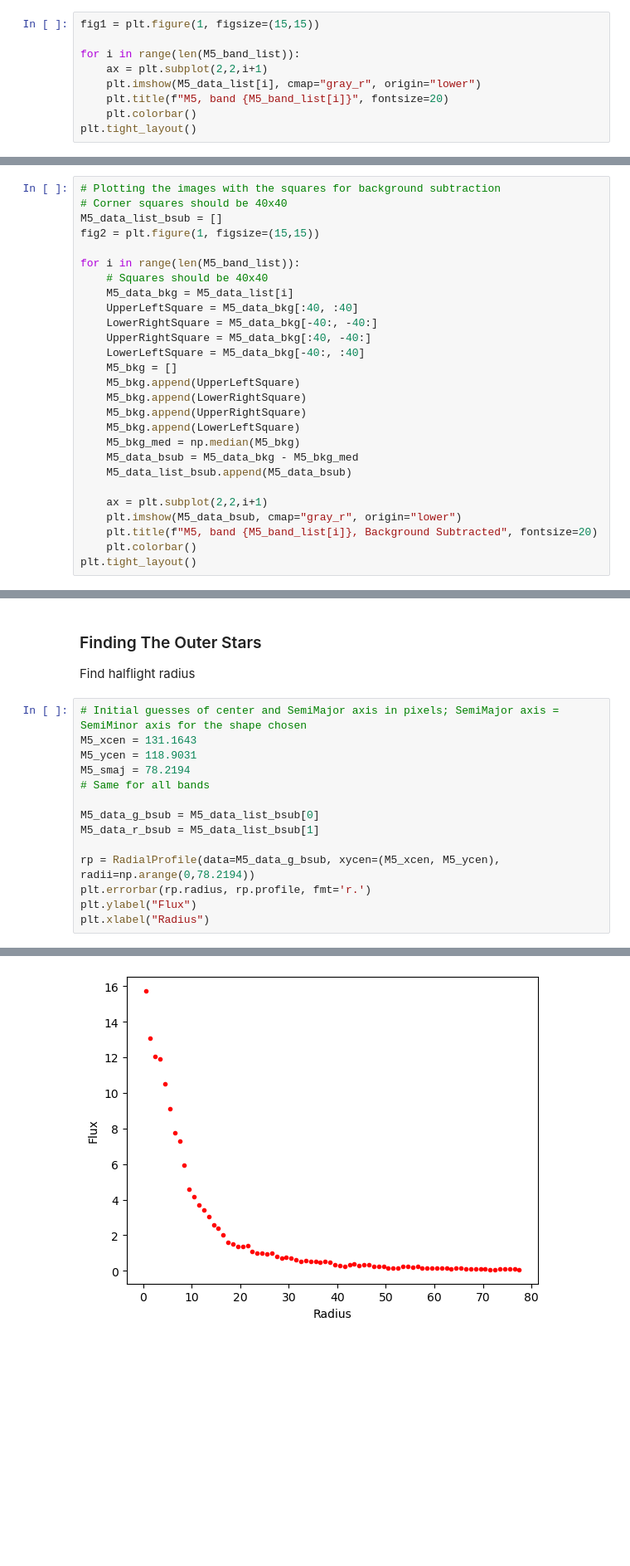
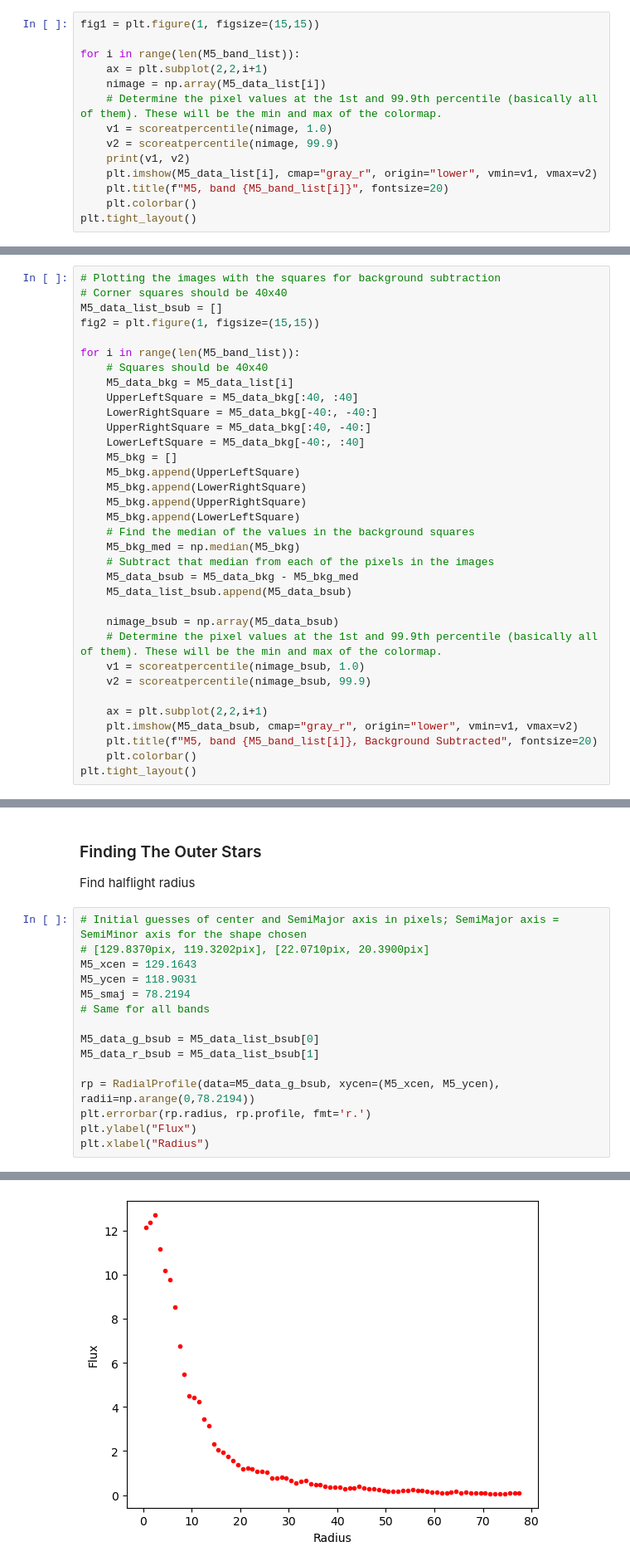
Before and after one commit to alexhlanter/ASTR596-Capstone-Project, a Jupyter notebook: capstone_part4_globularcluster.ipynb, the cells around one changed output, grey strips where cells are left out. Shown at 83% size. Drawn from its saved outputs; the diff is of its cells as text; blank space fills up the shorter version.

```diff
--- a/capstone_part4_globularcluster.ipynb
+++ b/capstone_part4_globularcluster.ipynb
@@ -72,7 +102,12 @@ fig1 = plt.figure(1, figsize=(15,15))
 
 for i in range(len(M5_band_list)):
     ax = plt.subplot(2,2,i+1)
-    plt.imshow(M5_data_list[i], cmap="gray_r", origin="lower")
+    nimage = np.array(M5_data_list[i])
+    # Determine the pixel values at the 1st and 99.9th percentile (basically all of them). These will be the min and max of the colormap.
+    v1 = scoreatpercentile(nimage, 1.0)
+    v2 = scoreatpercentile(nimage, 99.9)
+    print(v1, v2)
+    plt.imshow(M5_data_list[i], cmap="gray_r", origin="lower", vmin=v1, vmax=v2)
     plt.title(f"M5, band {M5_band_list[i]}", fontsize=20)
     plt.colorbar()
 plt.tight_layout()
@@ -106,12 +143,19 @@ for i in range(len(M5_band_list)):
     M5_bkg.append(LowerRightSquare)
     M5_bkg.append(UpperRightSquare)
     M5_bkg.append(LowerLeftSquare)
+    # Find the median of the values in the background squares
     M5_bkg_med = np.median(M5_bkg)
+    # Subtract that median from each of the pixels in the images
     M5_data_bsub = M5_data_bkg - M5_bkg_med
     M5_data_list_bsub.append(M5_data_bsub)
 
+    nimage_bsub = np.array(M5_data_bsub)
+    # Determine the pixel values at the 1st and 99.9th percentile (basically all of them). These will be the min and max of the colormap.
+    v1 = scoreatpercentile(nimage_bsub, 1.0)
+    v2 = scoreatpercentile(nimage_bsub, 99.9)
+
     ax = plt.subplot(2,2,i+1)
-    plt.imshow(M5_data_bsub, cmap="gray_r", origin="lower")
+    plt.imshow(M5_data_bsub, cmap="gray_r", origin="lower", vmin=v1, vmax=v2)
     plt.title(f"M5, band {M5_band_list[i]}, Background Subtracted", fontsize=20)
     plt.colorbar()
 plt.tight_layout()
@@ -123,19 +167,20 @@ plt.tight_layout()
 Find halflight radius
 # %%
 # Initial guesses of center and SemiMajor axis in pixels; SemiMajor axis = SemiMinor axis for the shape chosen
-M5_xcen = 131.1643
+# [129.8370pix, 119.3202pix], [22.0710pix, 20.3900pix]
+M5_xcen = 129.1643
 M5_ycen = 118.9031
 M5_smaj = 78.2194
 # Same for all bands
 
 M5_data_g_bsub = M5_data_list_bsub[0]
 M5_data_r_bsub = M5_data_list_bsub[1]
 
 rp = RadialProfile(data=M5_data_g_bsub, xycen=(M5_xcen, M5_ycen), radii=np.arange(0,78.2194))
 plt.errorbar(rp.radius, rp.profile, fmt='r.')
 plt.ylabel("Flux")
 plt.xlabel("Radius")
 # %% [output]
 Text(0.5, 0, 'Radius')
-[figure, old version]
+[figure, new version]
 # %%
```
Also changed, not shown: parts of 24 cells of this notebook.
